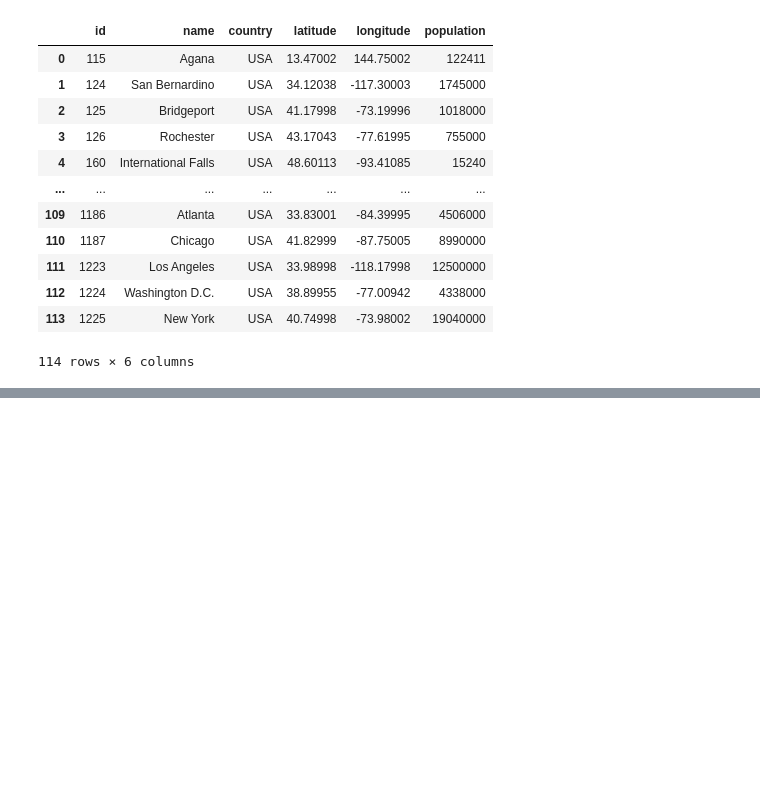
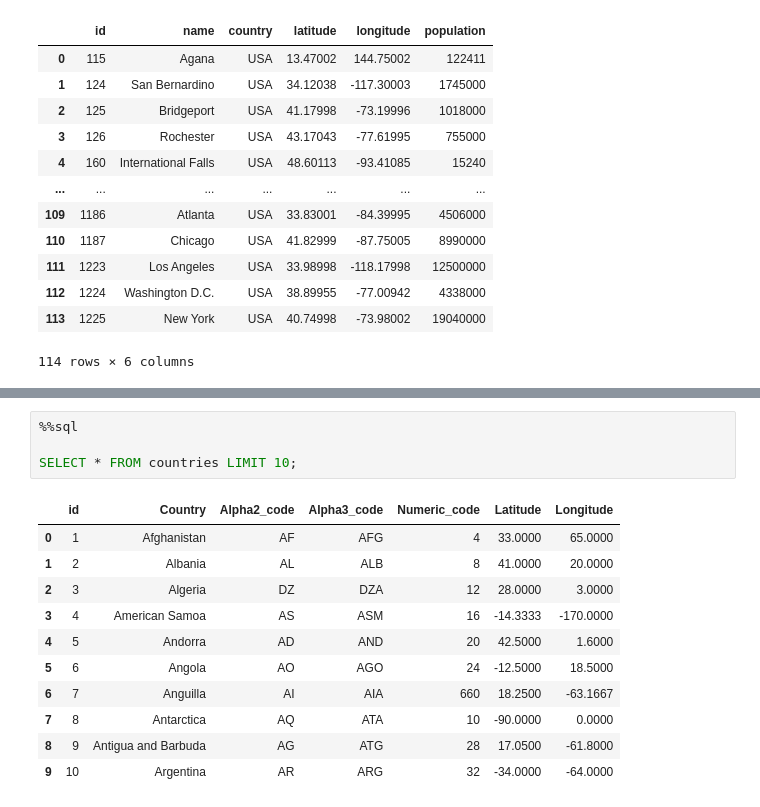
Before and after one commit to zyang91/spatial_data_management, a Jupyter notebook: Duckdb/introduction.ipynb, the cells around one changed output, grey strips where cells are left out. Saved outputs shown, nothing was run; the diff lists cells and outputs as text; blank space fills up the shorter version.

```diff
--- a/Duckdb/introduction.ipynb
+++ b/Duckdb/introduction.ipynb
@@ -446,0 +372,16 @@ SELECT * FROM cities WHERE population BETWEEN 1000000 AND 10000000;
+# %%
+%%sql
+
+SELECT * FROM countries LIMIT 10;
+# %% [output]
+|  | id | Country | Alpha2_code | Alpha3_code | Numeric_code | Latitude | Longitude |
+| 0 | 1 | Afghanistan | AF | AFG | 4 | 33.0000 | 65.0000 |
+| 1 | 2 | Albania | AL | ALB | 8 | 41.0000 | 20.0000 |
+| 2 | 3 | Algeria | DZ | DZA | 12 | 28.0000 | 3.0000 |
+| 3 | 4 | American Samoa | AS | ASM | 16 | -14.3333 | -170.0000 |
+| 4 | 5 | Andorra | AD | AND | 20 | 42.5000 | 1.6000 |
+| 5 | 6 | Angola | AO | AGO | 24 | -12.5000 | 18.5000 |
+| 6 | 7 | Anguilla | AI | AIA | 660 | 18.2500 | -63.1667 |
+| 7 | 8 | Antarctica | AQ | ATA | 10 | -90.0000 | 0.0000 |
+| 8 | 9 | Antigua and Barbuda | AG | ATG | 28 | 17.0500 | -61.8000 |
+| 9 | 10 | Argentina | AR | ARG | 32 | -34.0000 | -64.0000 |
```
Also changed, not shown: parts of 22 cells of this notebook, 1 other file.
